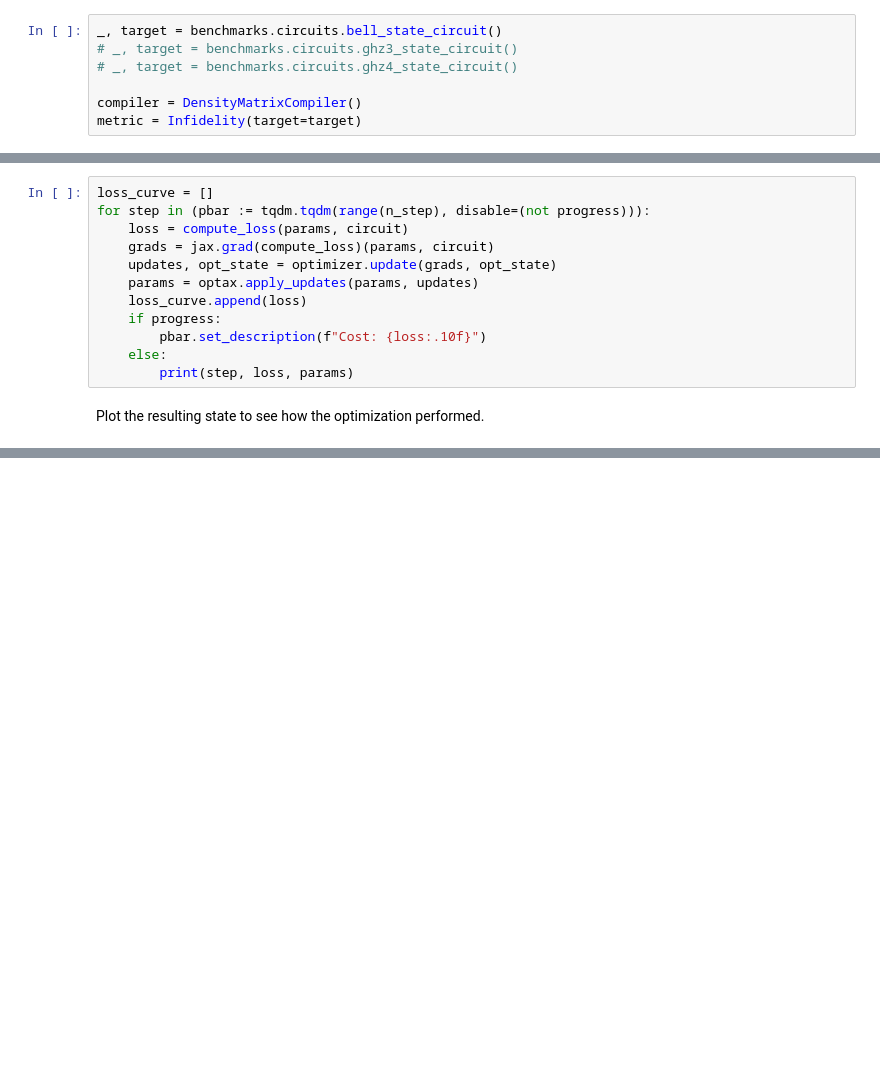
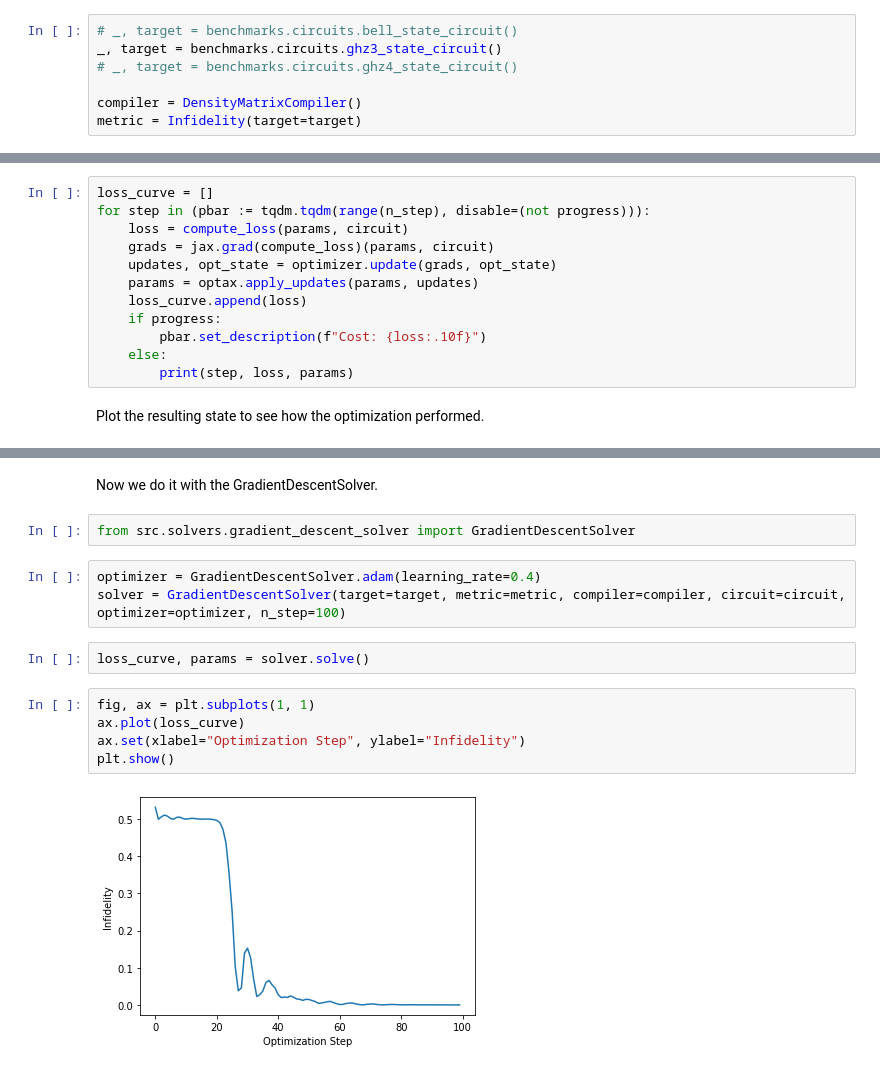
Before and after one commit to graphiq-dev/graphiq, a Jupyter notebook: examples/startup_guide/8_variational_circuits.ipynb, the cells around one changed output, grey strips where cells are left out. Drawn from its saved outputs; the diff is of its cells as text; blank space fills up the shorter version.

Commit message:
Add GradientBasedSolver to wrap optimization for parameterized circuits

```diff
--- a/examples/startup_guide/8_variational_circuits.ipynb
+++ b/examples/startup_guide/8_variational_circuits.ipynb
@@ -22,8 +28,8 @@ import benchmarks.circuits
 # %% [markdown]
 As usual, we start with our target state. For this tutorial, choose any of the Bell state, 3- or 4-qubit GHZ state. We will use the infidelity as our metric to minimize. Currently, variational circuits are only supported for the DensityMatrix backend.
 # %%
-_, target = benchmarks.circuits.bell_state_circuit()
-# _, target = benchmarks.circuits.ghz3_state_circuit()
+# _, target = benchmarks.circuits.bell_state_circuit()
+_, target = benchmarks.circuits.ghz3_state_circuit()
 # _, target = benchmarks.circuits.ghz4_state_circuit()
 
 compiler = DensityMatrixCompiler()
@@ -82,0 +92,16 @@ plt.show()
+# %% [markdown]
+Now we do it with the GradientDescentSolver.
+# %%
+from src.solvers.gradient_descent_solver import GradientDescentSolver
+# %%
+optimizer = GradientDescentSolver.adam(learning_rate=0.4)
+solver = GradientDescentSolver(target=target, metric=metric, compiler=compiler, circuit=circuit, optimizer=optimizer, n_step=100)
+# %%
+loss_curve, params = solver.solve()
+# %%
+fig, ax = plt.subplots(1, 1)
+ax.plot(loss_curve)
+ax.set(xlabel="Optimization Step", ylabel="Infidelity")
+plt.show()
+# %% [output]
+[figure, added]
```
Also changed, not shown: parts of 4 cells of this notebook, 2 other files.
